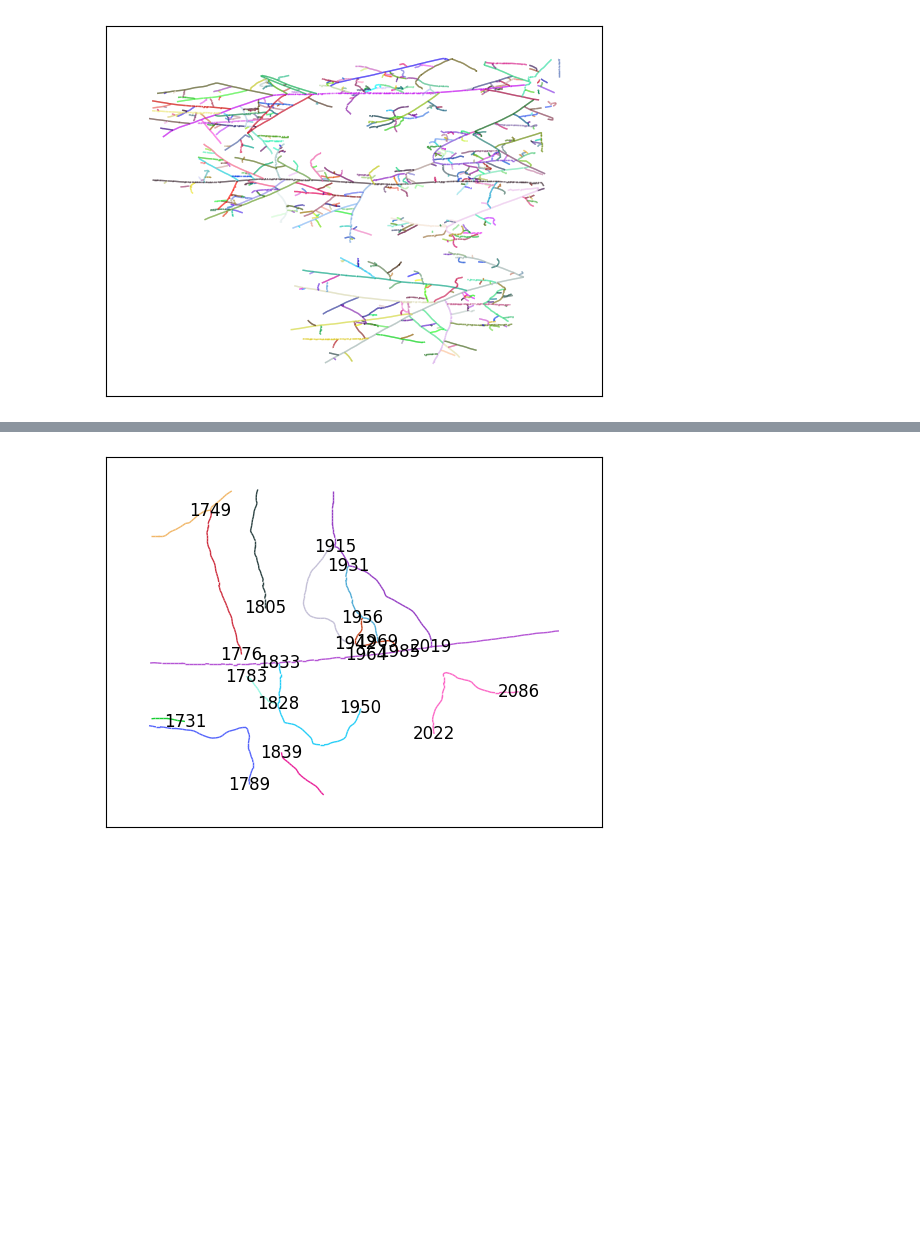
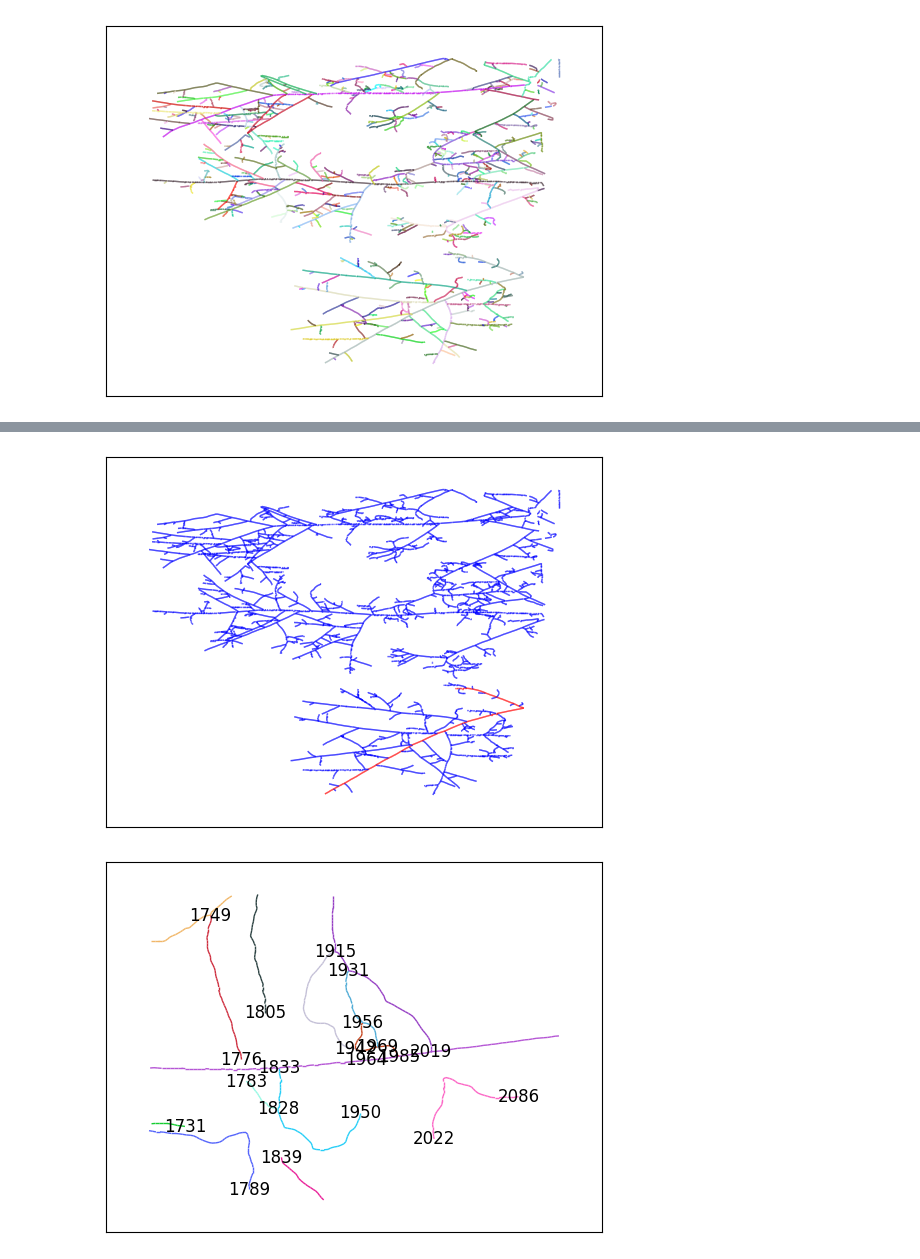
Before and after one commit to amin942001/STHype, a Jupyter notebook: examples/amftrack.ipynb, the cells around one changed output, grey strips where cells are left out. Drawn from its saved outputs; the diff is of its cells as text; code cells hidden in the pictures; blank space fills up the shorter version.

Commit message:
plot one hyperedge in a different color

```diff
--- a/examples/amftrack.ipynb
+++ b/examples/amftrack.ipynb
@@ -167,3 +167,7 @@ plot_spatial_temporal_graph(spatial_temporal_graph, color_group='hyperedge', reg
+# %%
+plot_spatial_temporal_graph(spatial_temporal_graph, color_group=4)
+# %% [output]
+[figure, added]
 # %%
 plot_spatial_temporal_graph_node(spatial_temporal_graph, node=1942, area_size=1000, add_nodes=False, add_initial_nodes=True, color_group='hyperedge')
 # %% [output]
```
Also changed, not shown: parts of 1 cell of this notebook, 1 other file.
